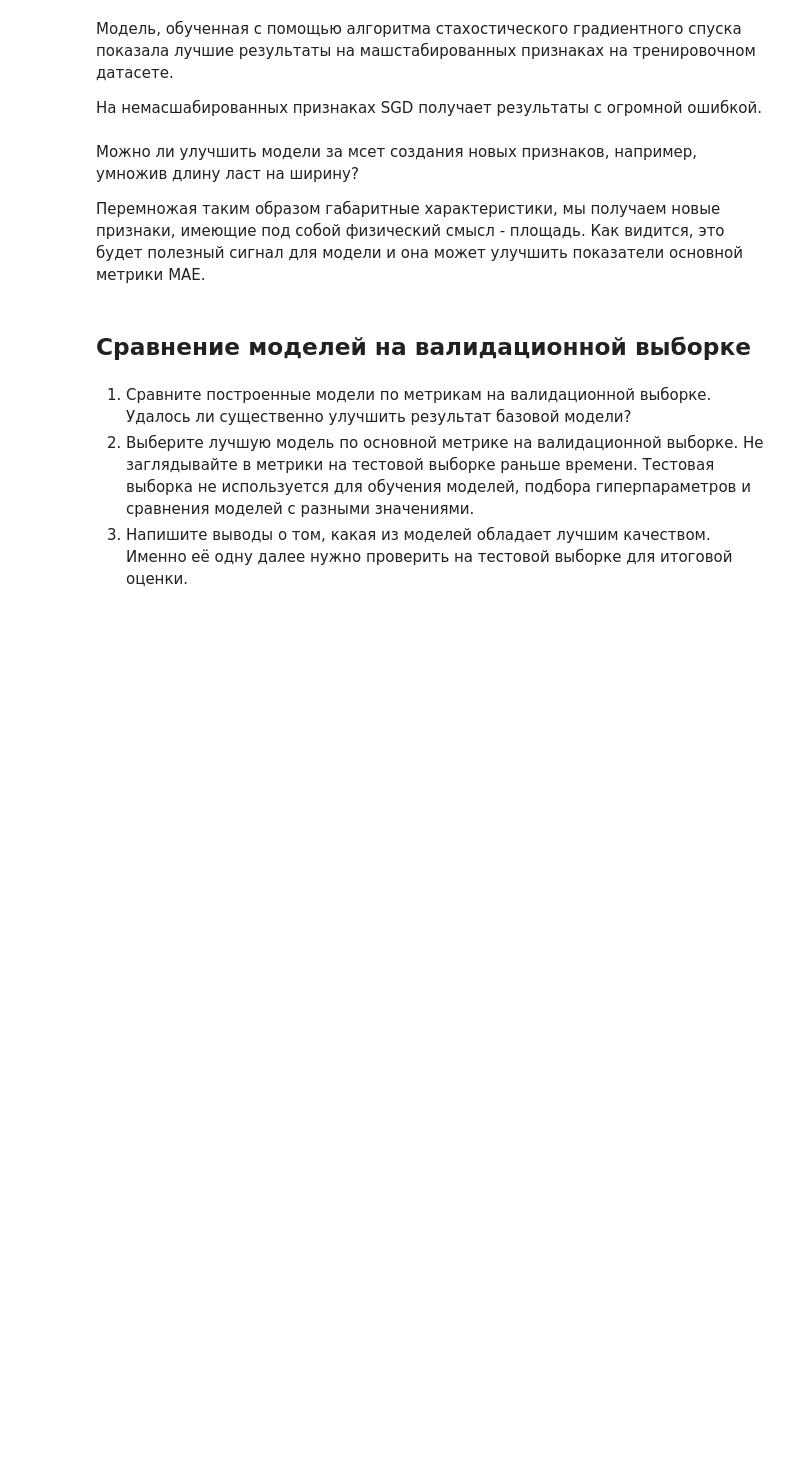
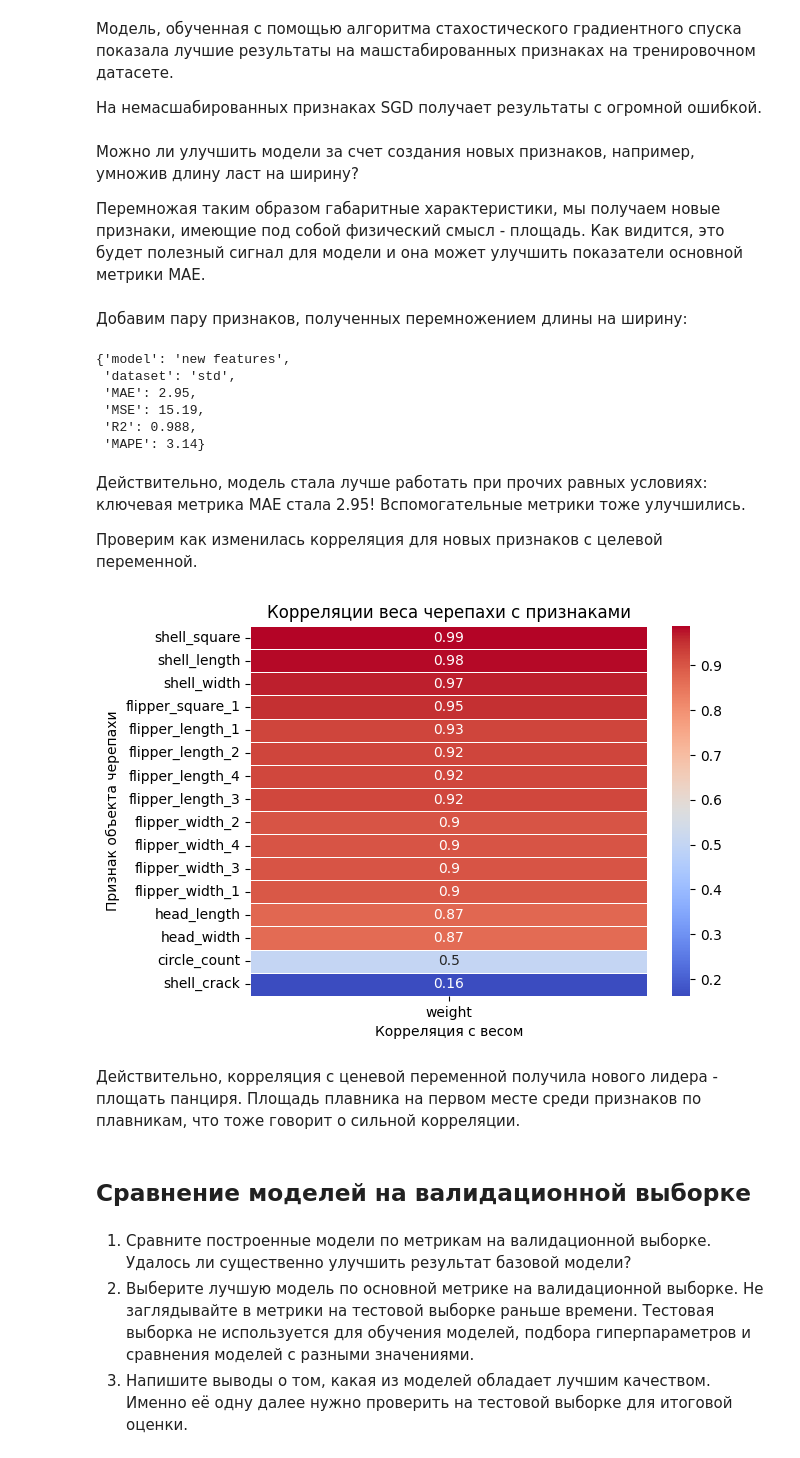
Before and after one commit to nikolai/practicum-turtles-weight-linear-regression, a Jupyter notebook: ngsmirnov_turtle_weight_prediction_model.ipynb, the cells around one changed output. Cells and saved outputs as stored; diff of their text form; code cells hidden in the pictures; blank space fills up the shorter version.

```diff
--- a/ngsmirnov_turtle_weight_prediction_model.ipynb
+++ b/ngsmirnov_turtle_weight_prediction_model.ipynb
@@ -910,9 +912,84 @@ MAE = 3.57, for model SGD(eta0=0.01,iters=100,loss=epsilon_insensitive) and data
 
 На немасшабированных признаках SGD получает результаты с огромной ошибкой.
 # %% [markdown]
-Можно ли улучшить модели за мсет создания новых признаков, например, умножив длину ласт на ширину?
+Можно ли улучшить модели за счет создания новых признаков, например, умножив длину ласт на ширину?
 
 Перемножая таким образом габаритные характеристики, мы получаем новые признаки, имеющие под собой физический смысл - площадь. Как видится, это будет полезный сигнал для модели и она может улучшить показатели основной метрики МАЕ.
+# %% [markdown]
+Добавим пару признаков, полученных перемножением длины на ширину:
+# %%
+df['flipper_square_1'] = df['flipper_width_1'] * df['flipper_length_1']
+df['shell_square'] = df['shell_length'] * df['shell_width']
+# %%
+# разделим датасет на выборки с новыми фичами
+NEW_FEATURE_COLS = []
+NEW_FEATURE_COLS.extend(FEATURE_COLS)
+NEW_FEATURE_COLS.append('flipper_square_1')
+NEW_FEATURE_COLS.append('shell_square')
+
+X_new = df[NEW_FEATURE_COLS].drop(columns=['weight'])
+y = df['weight']
+
+X_train_val_new, X_test_new, y_train_val_new, y_test_new = train_test_split(
+    X_new, y,
+    shuffle=True,
+    test_size=0.2,
+    random_state=RAND_STATE,
+)
+
+X_train_new, X_val_new, y_train_new, y_val_new = train_test_split(
+    X_train_val_new, y_train_val_new,
+    shuffle=True,
+    test_size=0.25,
+    random_state=RAND_STATE,
+)
+
+X_train_new_std, X_val_new_std, X_test_new_std = scale_data(
+    X_train_new, X_val_new, X_test_new, method='standard'
+)
+
+merics_new = fit_predict_calc(
+    SGDRegressor(
+        eta0=0.01,
+        max_iter=100,
+        loss='epsilon_insensitive',
+        random_state=RAND_STATE,
+        learning_rate='constant', # фиксированный шаг обучения
+        tol=1e-3,                 # критерий остановки по изменению ошибки
+        alpha=0.01,
+        penalty='l1',
+    ),
+    X_train_new_std, y_train_new,
+    X_val_new_std, y_val_new,
+    model_name='new features',
+    ds_name='std'
+)
+merics_new
+# %% [output]
+{'model': 'new features',
+ 'dataset': 'std',
+ 'MAE': 2.95,
+ 'MSE': 15.19,
+ 'R2': 0.988,
+ 'MAPE': 3.14}
+# %% [markdown]
+Действительно, модель стала лучше работать при прочих равных условиях: ключевая метрика MAE стала 2.95! Вспомогательные метрики тоже улучшились.
+
+Проверим как изменилась корреляция для новых признаков с целевой переменной.
+# %%
+corr_matrix = df[NEW_FEATURE_COLS].corr(method='pearson', min_periods=1)
+TARGET_COL = 'weight'
+data_heatmap = corr_matrix.loc[corr_matrix.index != TARGET_COL][[TARGET_COL]].sort_values(by=TARGET_COL, ascending=False)
+
+sns.heatmap(data_heatmap, annot=True, cmap='coolwarm', linewidths=0.5)
+plt.title('Корреляции веса черепахи с признаками')
+plt.xlabel('Корреляция с весом')
+plt.ylabel('Признак объекта черепахи')
+plt.show()
+# %% [output]
+[figure, added]
+# %% [markdown]
+Действительно, корреляция с ценевой переменной получила нового лидера - площать панциря. Площадь плавника на первом месте среди признаков по плавникам, что тоже говорит о сильной корреляции.
 # %% [markdown]
 ## Сравнение моделей на валидационной выборке
 # %% [markdown]
```
Also changed, not shown: parts of 3 cells of this notebook.
